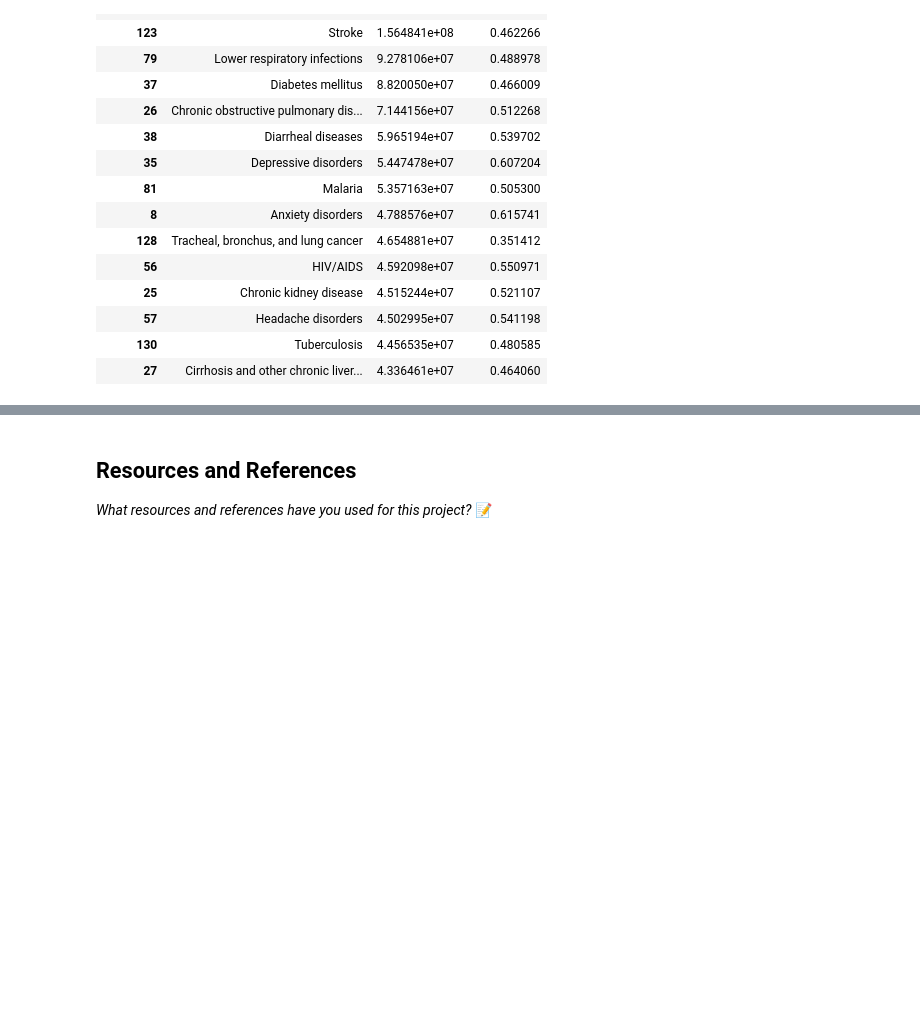
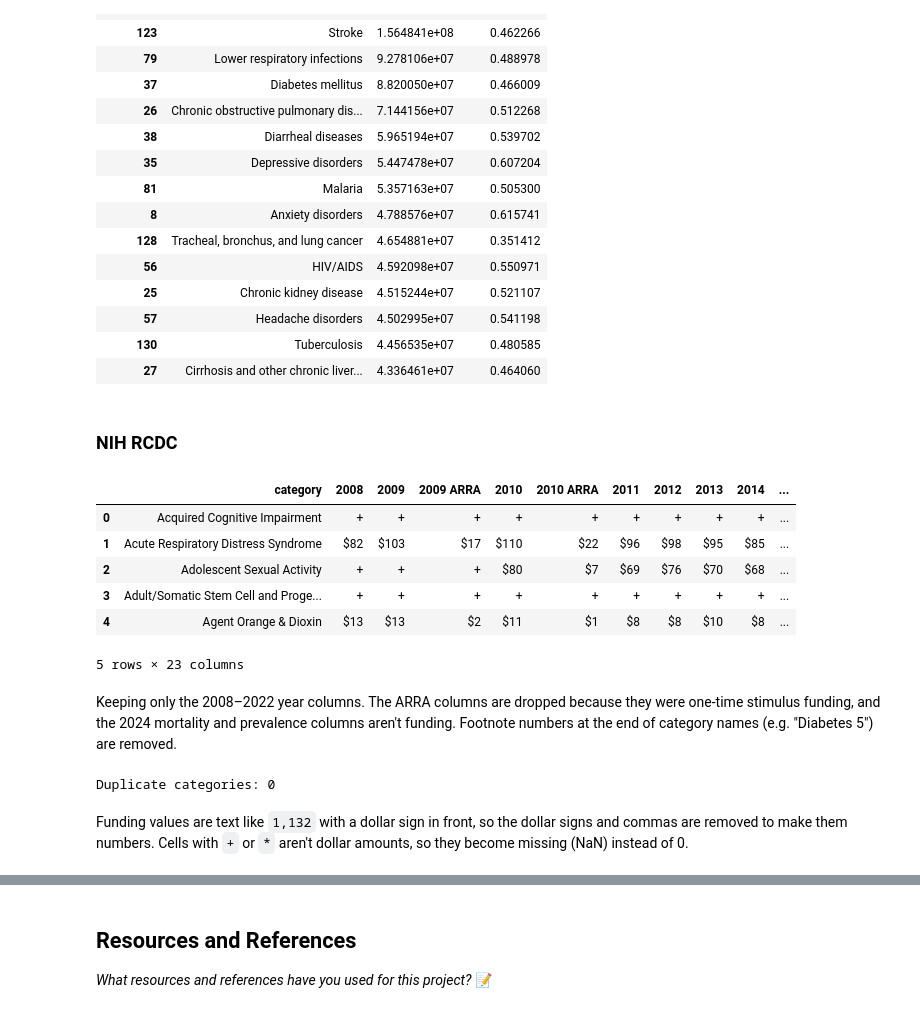
Before and after one commit to IT4063C-Fall2026/data-tech-analytics-final-project-smithmaria, a Jupyter notebook: source.ipynb, the cells around one changed output, grey strips where cells are left out. Saved outputs shown, nothing was run; the diff lists cells and outputs as text; code cells hidden in the pictures; blank space fills up the shorter version.

Commit message:
clean NIH RCDC data

```diff
--- a/source.ipynb
+++ b/source.ipynb
@@ -258,3 +258,28 @@ gbd = gbd[gbd["cause_name"].isin(causes["cause_name"])]
 gbd.to_csv("data/processed/gbd_clean.csv", index=False)
 top_causes.to_csv("data/processed/gbd_top_causes.csv", index=False)
 dropped_causes.to_csv("data/processed/gbd_dropped_causes.csv", index=False)
+# %% [markdown]
+### NIH RCDC
+# %%
+rcdc = pd.read_csv("data/RCDC_2008_2025.csv")
+rcdc = rcdc.rename(columns={rcdc.columns[0]: "category"})
+rcdc.head()
+# %% [output]
+|  | category | 2008 | 2009 | 2009 ARRA | 2010 | 2010 ARRA | 2011 | 2012 | 2013 | 2014 | ... |
+| 0 | Acquired Cognitive Impairment | + | + | + | + | + | + | + | + | + | ... |
+| 1 | Acute Respiratory Distress Syndrome | $82 | $103 | $17 | $110 | $22 | $96 | $98 | $95 | $85 | ... |
+| 2 | Adolescent Sexual Activity | + | + | + | $80 | $7 | $69 | $76 | $70 | $68 | ... |
+| 3 | Adult/Somatic Stem Cell and Proge... | + | + | + | + | + | + | + | + | + | ... |
+| 4 | Agent Orange & Dioxin | $13 | $13 | $2 | $11 | $1 | $8 | $8 | $10 | $8 | ... |
+5 rows × 23 columns
+# %% [markdown]
+Keeping only the 2008–2022 year columns. The ARRA columns are dropped because they were one-time stimulus funding, and the 2024 mortality and prevalence columns aren't funding. Footnote numbers at the end of category names (e.g. "Diabetes 5") are removed.
+# %%
+years = [str(y) for y in range(2008, 2023)]
+rcdc = rcdc[["category"] + years]
+rcdc["category"] = rcdc["category"].str.replace(r"[\d,\s]+$", "", regex=True)
+print("Duplicate categories:", rcdc["category"].duplicated().sum())
+# %% [output]
+Duplicate categories: 0
+# %% [markdown]
+Funding values are text like `1,132` with a dollar sign in front, so the dollar signs and commas are removed to make them numbers. Cells with `+` or `*` aren't dollar amounts, so they become missing (NaN) instead of 0.
```
Also changed, not shown: parts of 3 cells of this notebook.
